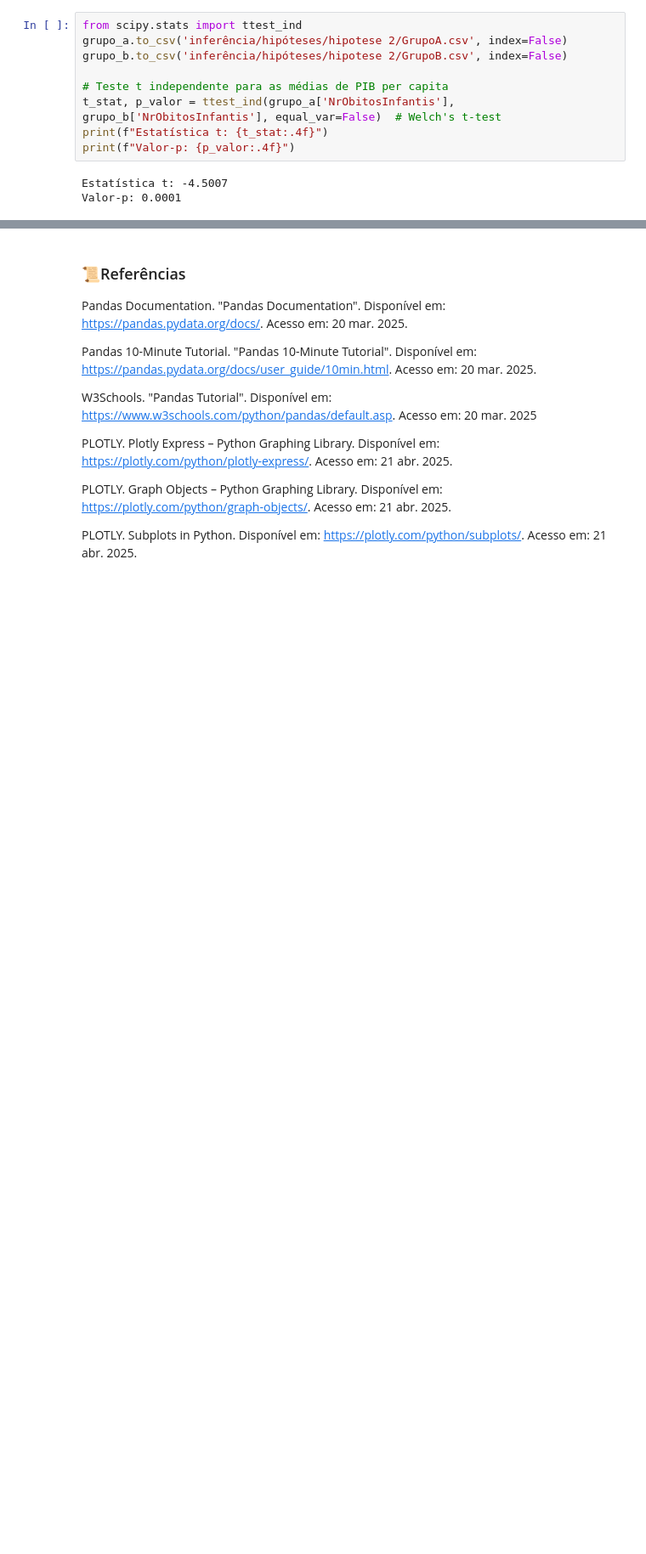
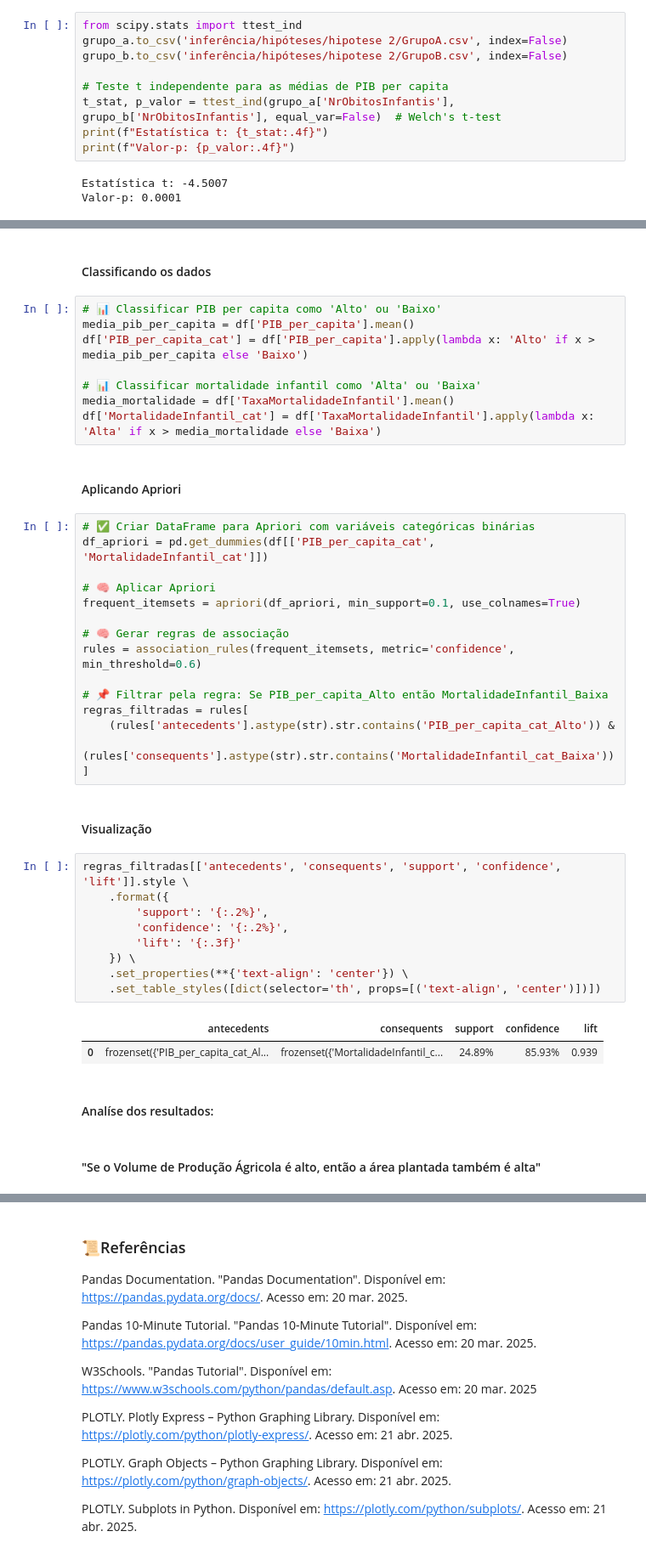
Before and after one commit to alinec-santos/Introducao-a-ciencia-de-dados, a Jupyter notebook: etapa 3/main.ipynb, the cells around one changed output, grey strips where cells are left out. Shown at 85% size. Cells and saved outputs as stored; diff of their text form; blank space fills up the shorter version.

Commit message:
Aplicando regras de associação by:Dudu

```diff
--- a/etapa 3/main.ipynb
+++ b/etapa 3/main.ipynb
@@ -1769,0 +1797,45 @@ Valor-p: 0.0001
+# %% [markdown]
+#### Classificando os dados
+# %%
+# 📊 Classificar PIB per capita como 'Alto' ou 'Baixo'
+media_pib_per_capita = df['PIB_per_capita'].mean()
+df['PIB_per_capita_cat'] = df['PIB_per_capita'].apply(lambda x: 'Alto' if x > media_pib_per_capita else 'Baixo')
+
+# 📊 Classificar mortalidade infantil como 'Alta' ou 'Baixa'
+media_mortalidade = df['TaxaMortalidadeInfantil'].mean()
+df['MortalidadeInfantil_cat'] = df['TaxaMortalidadeInfantil'].apply(lambda x: 'Alta' if x > media_mortalidade else 'Baixa')
+# %% [markdown]
+#### Aplicando Apriori
+# %%
+# ✅ Criar DataFrame para Apriori com variáveis categóricas binárias
+df_apriori = pd.get_dummies(df[['PIB_per_capita_cat', 'MortalidadeInfantil_cat']])
+
+# 🧠 Aplicar Apriori
+frequent_itemsets = apriori(df_apriori, min_support=0.1, use_colnames=True)
+
+# 🧠 Gerar regras de associação
+rules = association_rules(frequent_itemsets, metric='confidence', min_threshold=0.6)
+
+# 📌 Filtrar pela regra: Se PIB_per_capita_Alto então MortalidadeInfantil_Baixa
+regras_filtradas = rules[
+    (rules['antecedents'].astype(str).str.contains('PIB_per_capita_cat_Alto')) &
+    (rules['consequents'].astype(str).str.contains('MortalidadeInfantil_cat_Baixa'))
+]
+# %% [markdown]
+#### Visualização
+# %%
+regras_filtradas[['antecedents', 'consequents', 'support', 'confidence', 'lift']].style \
+    .format({
+        'support': '{:.2%}',
+        'confidence': '{:.2%}',
+        'lift': '{:.3f}'
+    }) \
+    .set_properties(**{'text-align': 'center'}) \
+    .set_table_styles([dict(selector='th', props=[('text-align', 'center')])])
+# %% [output]
+|  | antecedents | consequents | support | confidence | lift |
+| 0 | frozenset({'PIB_per_capita_cat_Al... | frozenset({'MortalidadeInfantil_c... | 24.89% | 85.93% | 0.939 |
+# %% [markdown]
+#### Analíse dos resultados:
+# %% [markdown]
+#### "Se o Volume de Produção Ágricola é alto, então a área plantada também é alta"
```
Also changed, not shown: parts of 15 cells of this notebook, 13 other files.
